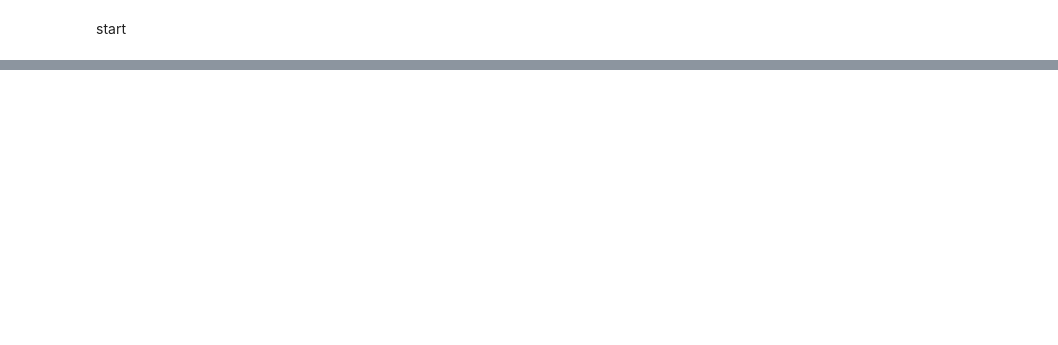
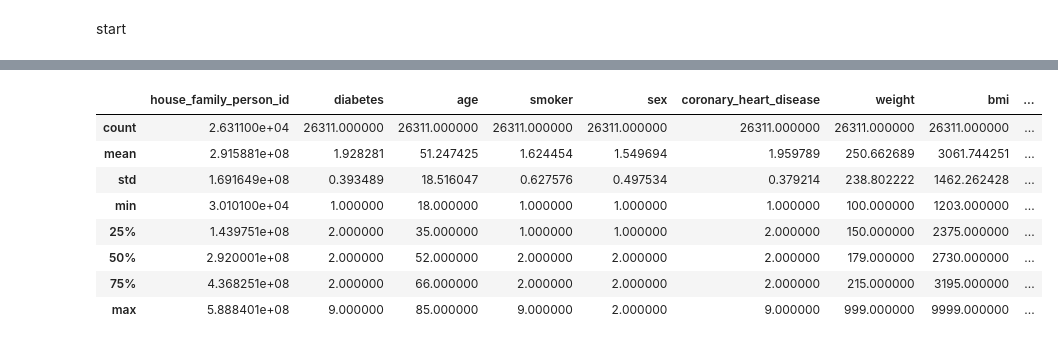
Before and after one commit to mihika-jain/diabetesAnalysis, a Jupyter notebook: dslc_documentation/01_cleaning.ipynb, the cells around one changed output, grey strips where cells are left out. Saved outputs shown, nothing was run; the diff lists cells and outputs as text; code cells hidden in the pictures; blank space fills up the shorter version.

```diff
--- a/dslc_documentation/01_cleaning.ipynb
+++ b/dslc_documentation/01_cleaning.ipynb
@@ -559,0 +586,17 @@ test_data.to_csv('test_data.csv', index=False)
+# %%
+import sys
+import os
+import importlib
+file_path = r"C:\Users\15184\OneDrive\Documents\Statistical Principals for Data Science\diabetesAnalysis"
+sys.path.append(file_path)
+
+# Add the directory containing the file to the Python path
+sys.path.append(os.path.abspath(os.path.join(os.path.dirname(file_path), 'dslc_documentation/functions')))
+
+# Import the function
+from dslc_documentation.functions import load_diabetes_data
+
+# Reload the module to reflect any updates
+importlib.reload(load_diabetes_data)
+
+diabetes_2017 = load_diabetes_data.load_diabetes_data(file_path+"\data\TestData.csv")
@@ -559,0 +613,12 @@ test_data.to_csv('test_data.csv', index=False)
+# %%
+diabetes_2017.describe()
+# %% [output]
+|  | house_family_person_id | diabetes | age | smoker | sex | coronary_heart_disease | weight | bmi | ... |
+| count | 2.631100e+04 | 26311.000000 | 26311.000000 | 26311.000000 | 26311.000000 | 26311.000000 | 26311.000000 | 26311.000000 | ... |
+| mean | 2.915881e+08 | 1.928281 | 51.247425 | 1.624454 | 1.549694 | 1.959789 | 250.662689 | 3061.744251 | ... |
+| std | 1.691649e+08 | 0.393489 | 18.516047 | 0.627576 | 0.497534 | 0.379214 | 238.802222 | 1462.262428 | ... |
+| min | 3.010100e+04 | 1.000000 | 18.000000 | 1.000000 | 1.000000 | 1.000000 | 100.000000 | 1203.000000 | ... |
+| 25% | 1.439751e+08 | 2.000000 | 35.000000 | 1.000000 | 1.000000 | 2.000000 | 150.000000 | 2375.000000 | ... |
+| 50% | 2.920001e+08 | 2.000000 | 52.000000 | 2.000000 | 2.000000 | 2.000000 | 179.000000 | 2730.000000 | ... |
+| 75% | 4.368251e+08 | 2.000000 | 66.000000 | 2.000000 | 2.000000 | 2.000000 | 215.000000 | 3195.000000 | ... |
+| max | 5.888401e+08 | 9.000000 | 85.000000 | 9.000000 | 2.000000 | 9.000000 | 999.000000 | 9999.000000 | ... |
```
Also changed, not shown: parts of 26 cells of this notebook, 1 other file.
